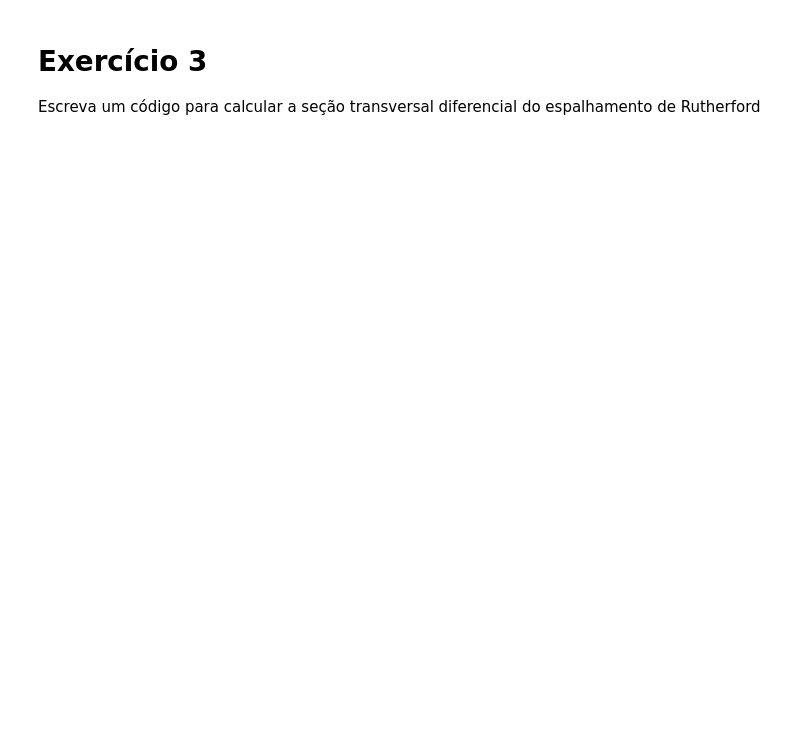
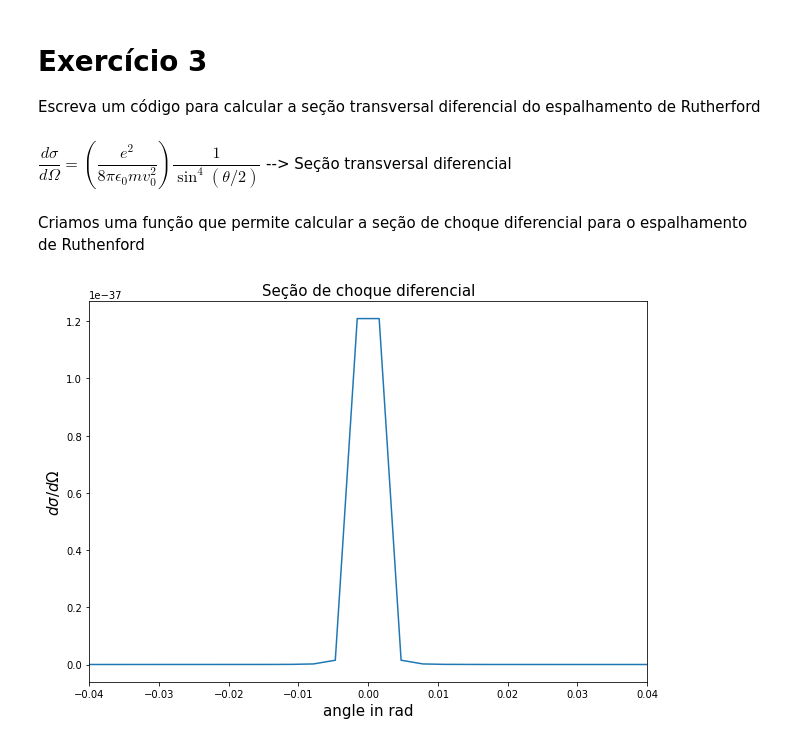
Before and after one commit to teteumac/Analise-em-FAE, a Jupyter notebook: MonteCarlo_Exercicios.ipynb, the cells around one changed output. Drawn from its saved outputs; the diff is of its cells as text; code cells hidden in the pictures; blank space fills up the shorter version.

```diff
--- a/MonteCarlo_Exercicios.ipynb
+++ b/MonteCarlo_Exercicios.ipynb
@@ -121,3 +119,5 @@ Monte Carlo Result -->  33.8013
 # %% [markdown]
 # **Exercício 3**
 Escreva um código para calcular a seção transversal diferencial do espalhamento de Rutherford
+# %% [markdown]
+$\dfrac{d \sigma}{d \Omega} = \left ( \dfrac{e^{2}}{8 \pi \epsilon_{0} m v_{0}^{2}} \right ) \dfrac{1}{\sin^{4}(\theta/2)} $ --> Seção transversal diferencial
@@ -123,0 +126,18 @@ Escreva um código para calcular a seção transversal diferencial do espalhamen
+# %% [markdown]
+Criamos uma função que permite calcular a seção de choque diferencial para o espalhamento de Ruthenford
+# %%
+def cross_section(x):
+    m  = 3.7273794066 # massa da partícula GeV
+    v0 = scipy.constants.c / 10  # velocidade da partícula alpha ( 10 % da velocidade da luz no vácuo)
+    return ( scipy.constants.e**2 / ( 8 * scipy.constants.pi * scipy.constants.epsilon_0 * m * v0**2 )**2 ) * 1 / ( np.sin(x/2) )**4
+# %%
+X=np.linspace(-scipy.constants.pi/2,scipy.constants.pi/2,1000) # distribuição de 1000 intervalos iguais entre -pi,+pi
+plt.figure(figsize=(10,7))
+plt.plot(X,cross_section(X))
+plt.xlim(-0.04,0.04)
+plt.title("Seção de choque diferencial",fontsize = 15)
+plt.ylabel("$d \sigma / d \Omega$", fontsize = 15)
+plt.xlabel("angle in rad" ,  fontsize = 15)
+plt.show()
+# %% [output]
+[figure, added]
```
Also changed, not shown: parts of 7 cells of this notebook.
